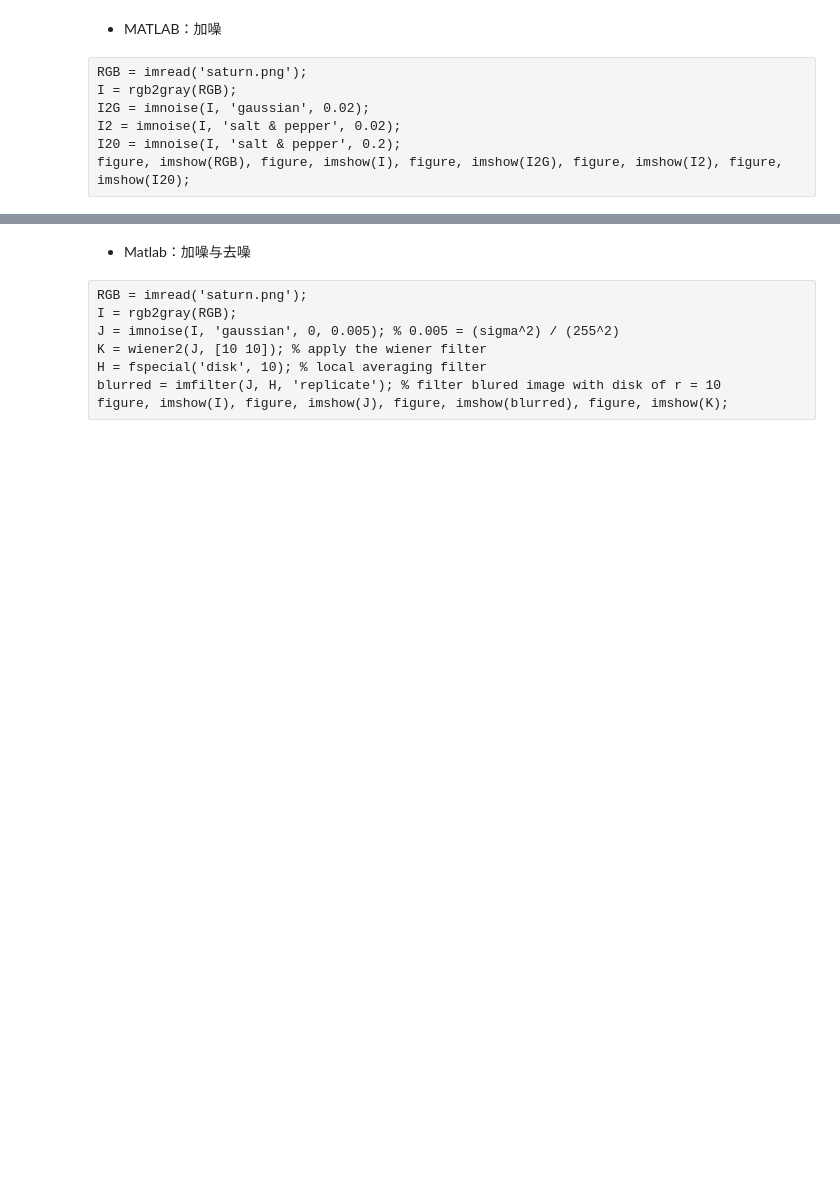
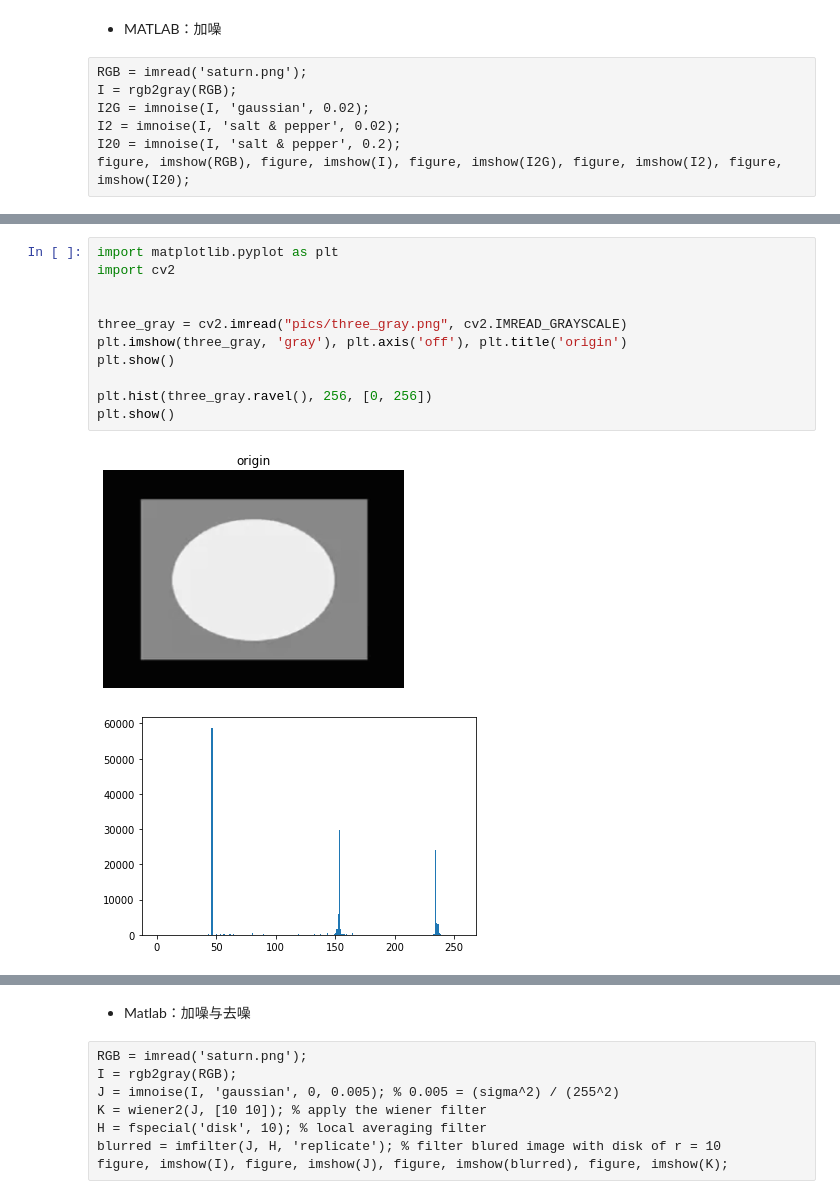
Before and after one commit to RFsmen-maker/CVnML, a Jupyter notebook: yunlab/week2/week2.ipynb, the cells around one changed output, grey strips where cells are left out. Drawn from its saved outputs; the diff is of its cells as text; blank space fills up the shorter version.

```diff
--- a/yunlab/week2/week2.ipynb
+++ b/yunlab/week2/week2.ipynb
@@ -190,0 +276,14 @@ True
+# %%
+import matplotlib.pyplot as plt
+import cv2
+
+
+three_gray = cv2.imread("pics/three_gray.png", cv2.IMREAD_GRAYSCALE)
+plt.imshow(three_gray, 'gray'), plt.axis('off'), plt.title('origin')
+plt.show()
+
+plt.hist(three_gray.ravel(), 256, [0, 256])
+plt.show()
+# %% [output]
+[figure, added]
+[figure, added]
```
Also changed, not shown: parts of 45 cells of this notebook, 19 other files.
